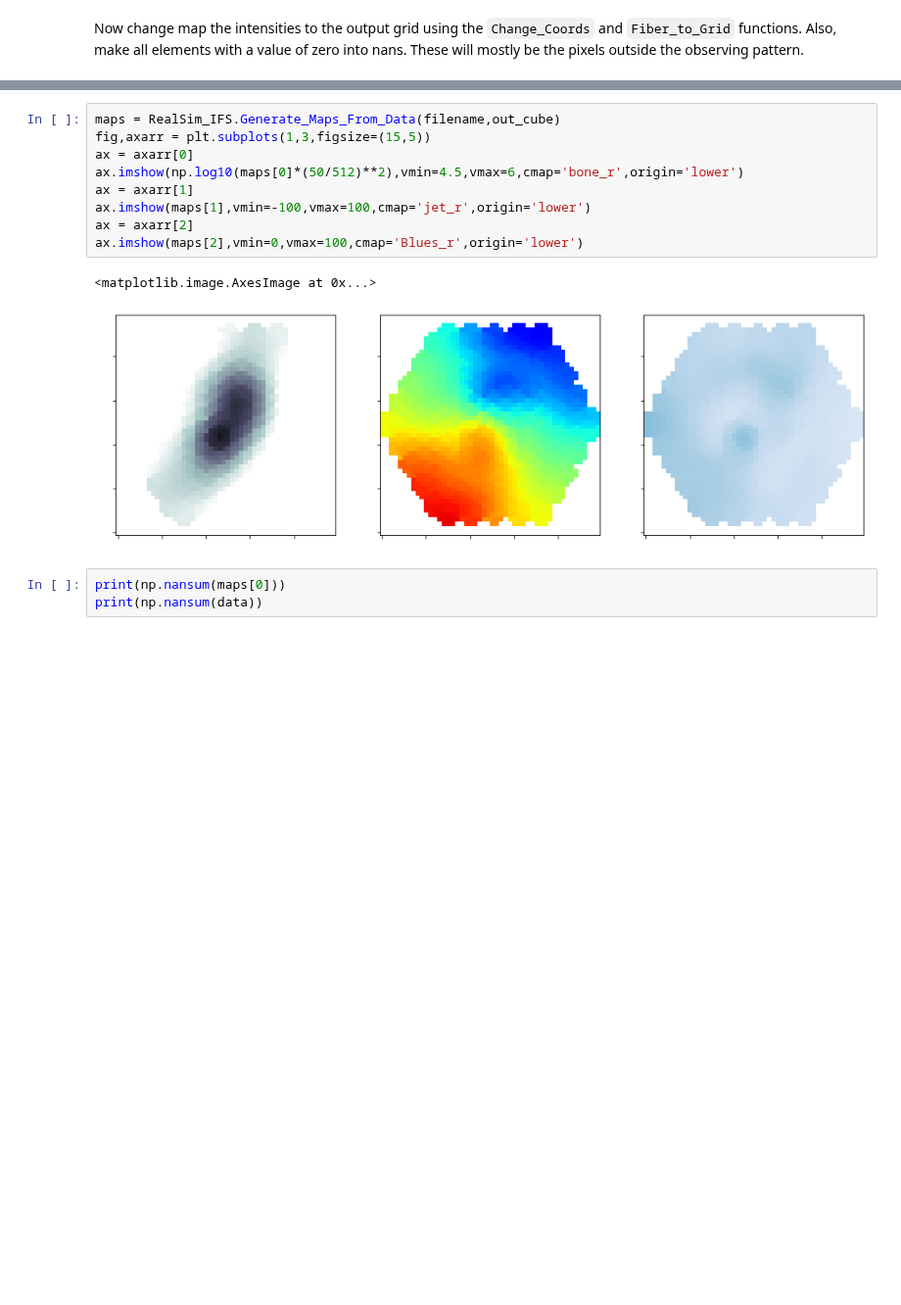
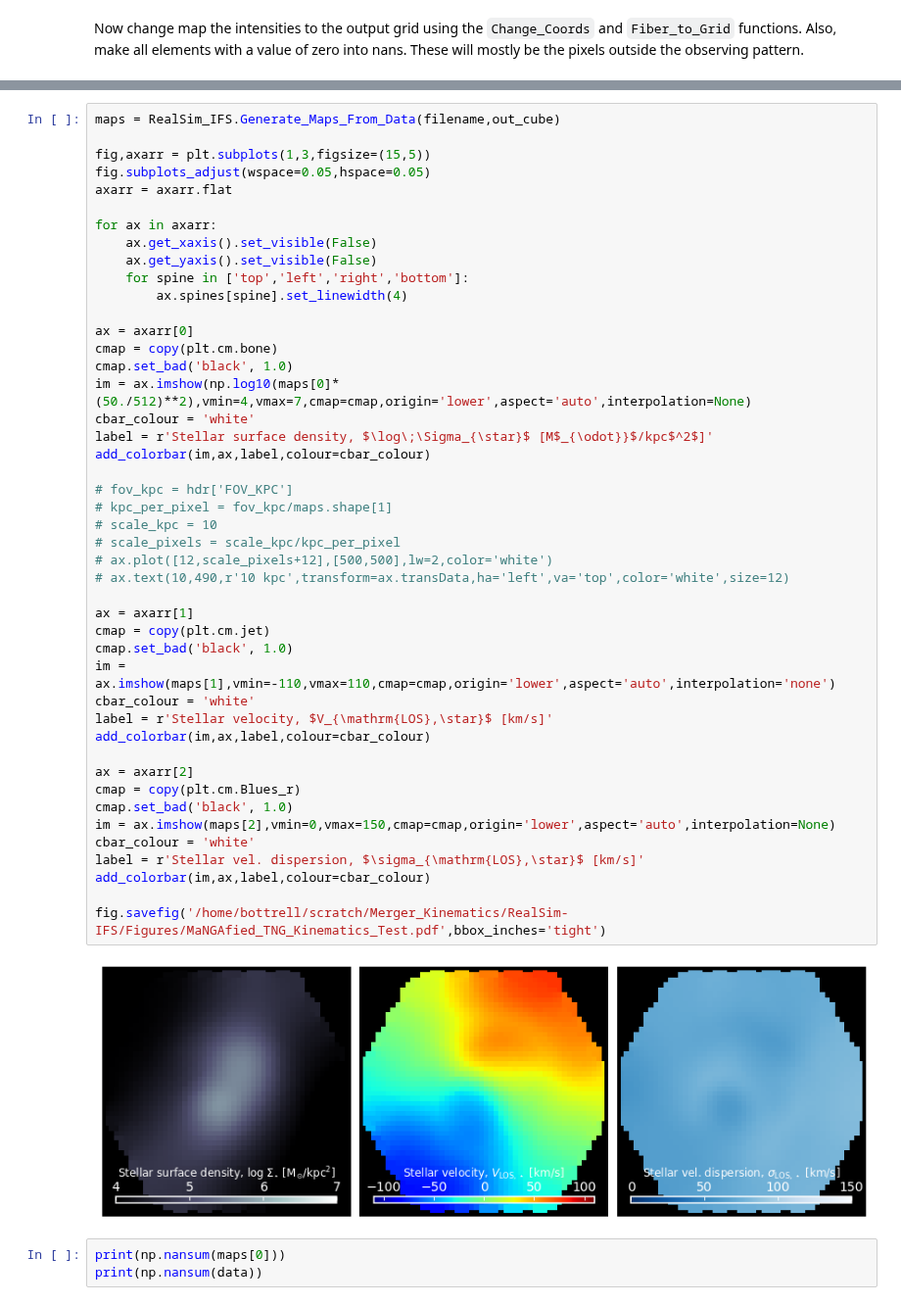
Before and after one commit to cbottrell/RealSim-IFS, a Jupyter notebook: TNG-100_Kinematics_Tests.ipynb, the cells around one changed output, grey strips where cells are left out. Shown at 98% size. Cells and saved outputs as stored; diff of their text form; blank space fills up the shorter version.

```diff
--- a/TNG-100_Kinematics_Tests.ipynb
+++ b/TNG-100_Kinematics_Tests.ipynb
@@ -210,15 +314,50 @@ print(np.nansum(data[150]))
-# %%
-maps = RealSim_IFS.Generate_Maps_From_Data(filename,out_cube)
-fig,axarr = plt.subplots(1,3,figsize=(15,5))
-ax = axarr[0]
-ax.imshow(np.log10(maps[0]*(50/512)**2),vmin=4.5,vmax=6,cmap='bone_r',origin='lower')
-ax = axarr[1]
-ax.imshow(maps[1],vmin=-100,vmax=100,cmap='jet_r',origin='lower')
-ax = axarr[2]
-ax.imshow(maps[2],vmin=0,vmax=100,cmap='Blues_r',origin='lower')
-# %% [output]
-<matplotlib.image.AxesImage at 0x...>
-[figure, removed]
+# %%
+maps = RealSim_IFS.Generate_Maps_From_Data(filename,out_cube)
+
+fig,axarr = plt.subplots(1,3,figsize=(15,5))
+fig.subplots_adjust(wspace=0.05,hspace=0.05)
+axarr = axarr.flat
+
+for ax in axarr:
+    ax.get_xaxis().set_visible(False)
+    ax.get_yaxis().set_visible(False)
+    for spine in ['top','left','right','bottom']:
+        ax.spines[spine].set_linewidth(4)
+
+ax = axarr[0]
+cmap = copy(plt.cm.bone)
+cmap.set_bad('black', 1.0)
+im = ax.imshow(np.log10(maps[0]*(50./512)**2),vmin=4,vmax=7,cmap=cmap,origin='lower',aspect='auto',interpolation=None)
+cbar_colour = 'white'
+label = r'Stellar surface density, $\log\;\Sigma_{\star}$ [M$_{\odot}}$/kpc$^2$]'
+add_colorbar(im,ax,label,colour=cbar_colour)
+
+# fov_kpc = hdr['FOV_KPC']
+# kpc_per_pixel = fov_kpc/maps.shape[1]
+# scale_kpc = 10
+# scale_pixels = scale_kpc/kpc_per_pixel
+# ax.plot([12,scale_pixels+12],[500,500],lw=2,color='white')
+# ax.text(10,490,r'10 kpc',transform=ax.transData,ha='left',va='top',color='white',size=12)
+
+ax = axarr[1]
+cmap = copy(plt.cm.jet)
+cmap.set_bad('black', 1.0)
+im = ax.imshow(maps[1],vmin=-110,vmax=110,cmap=cmap,origin='lower',aspect='auto',interpolation='none')
+cbar_colour = 'white'
+label = r'Stellar velocity, $V_{\mathrm{LOS},\star}$ [km/s]'
+add_colorbar(im,ax,label,colour=cbar_colour)
+
+ax = axarr[2]
+cmap = copy(plt.cm.Blues_r)
+cmap.set_bad('black', 1.0)
+im = ax.imshow(maps[2],vmin=0,vmax=150,cmap=cmap,origin='lower',aspect='auto',interpolation=None)
+cbar_colour = 'white'
+label = r'Stellar vel. dispersion, $\sigma_{\mathrm{LOS},\star}$ [km/s]'
+add_colorbar(im,ax,label,colour=cbar_colour)
+
+fig.savefig('/home/bottrell/scratch/Merger_Kinematics/RealSim-IFS/Figures/MaNGAfied_TNG_Kinematics_Test.pdf',bbox_inches='tight')
+# %% [output]
+[figure, added]
 # %%
 print(np.nansum(maps[0]))
 print(np.nansum(data))
```
Also changed, not shown: parts of 9 cells of this notebook, 3 other files.
